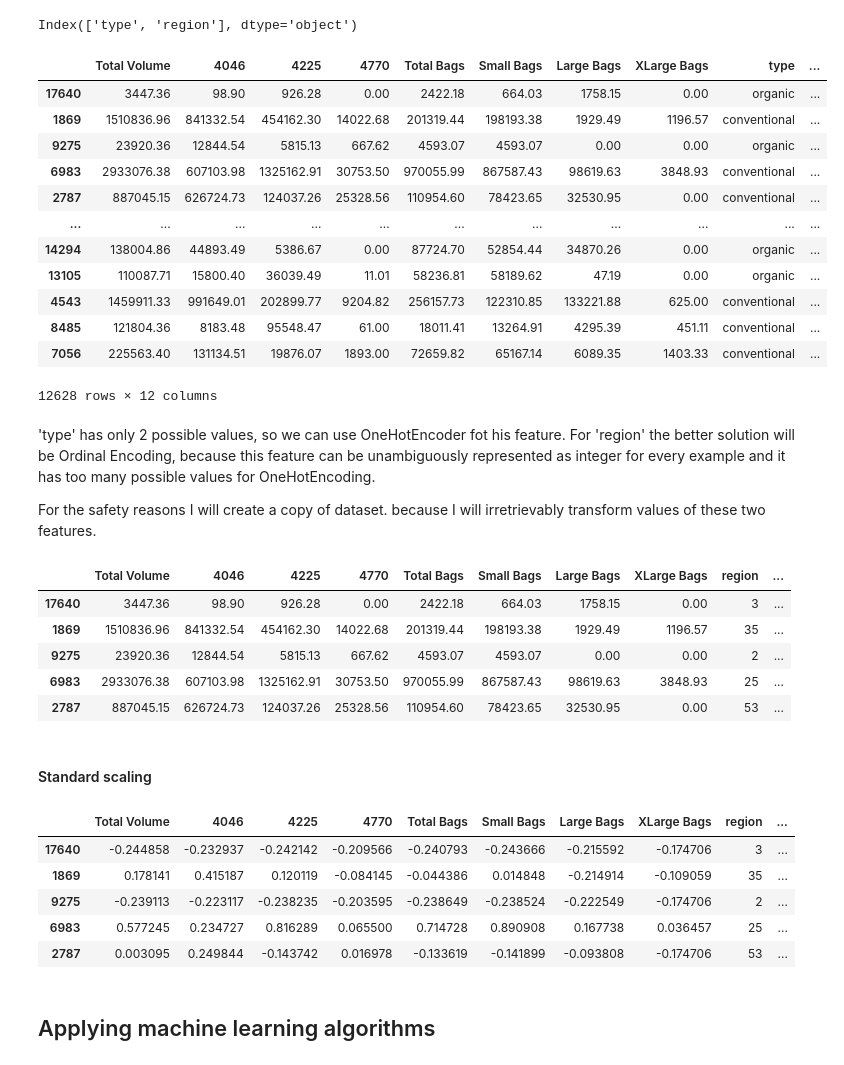
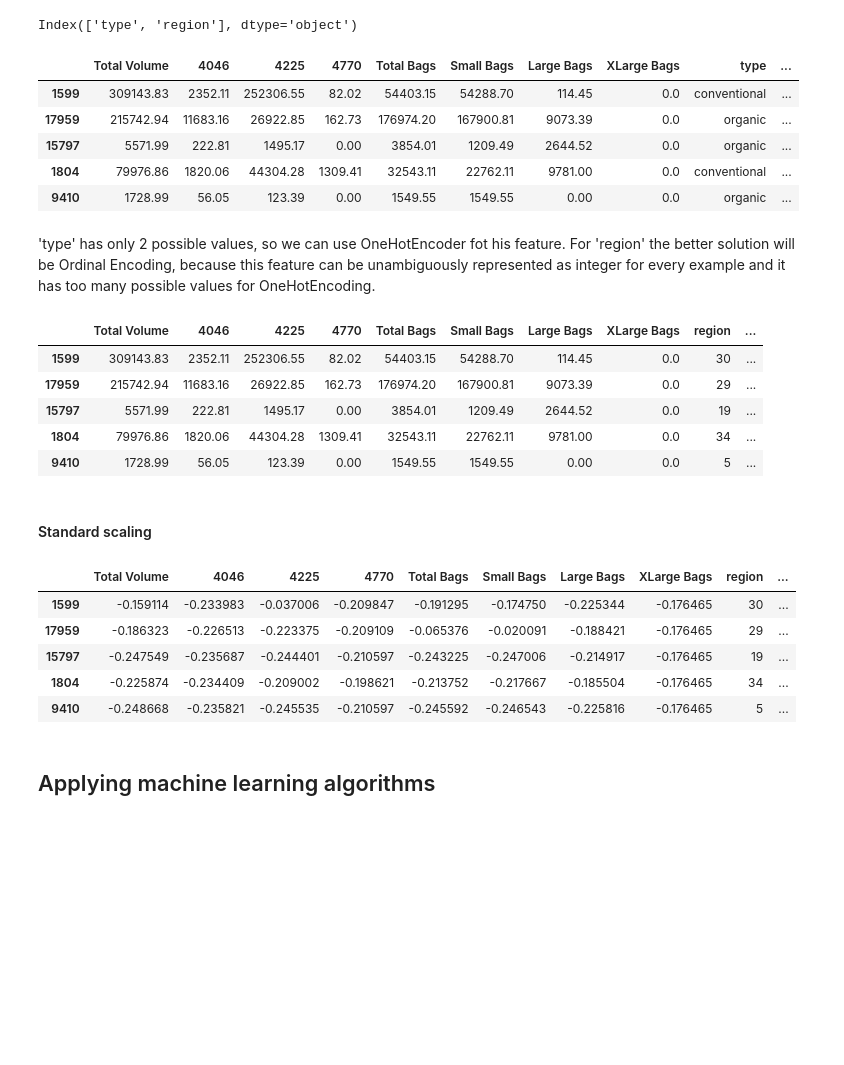
Before and after one commit to sadzikweronika/DS_mini_projects, a Jupyter notebook: Avocado Prices/Avocado Prices.ipynb, the cells around one changed output. Drawn from its saved outputs; the diff is of its cells as text; code cells hidden in the pictures; blank space fills up the shorter version.

```diff
--- a/Avocado Prices/Avocado Prices.ipynb
+++ b/Avocado Prices/Avocado Prices.ipynb
@@ -338,9 +338,8 @@ X = data.drop(['AveragePrice'], axis = 1)
 # %%
 from sklearn.model_selection import train_test_split
 
-#80(train)-10(valid)-10(test)
-X_train, X_test, y_train, y_test = train_test_split(X, y, test_size = 0.2, random_state = 42)
-X_train, X_val, y_train, y_val = train_test_split(X_train, y_train, test_size = 0.125, random_state = 42) #0.125 x 0.8 = 0.1
+# 80(train) | 10(valid) | 10(test)
+X_train, X_test, y_train, y_test = train_test_split(X, y, test_size = 0.25, random_state = 42)
 # %% [markdown]
 #### Dealing with categorical variables
 # %%
@@ -349,22 +348,13 @@ cat_cols
 # %% [output]
 Index(['type', 'region'], dtype='object')
 # %%
-X_train
+X_train.head()
 # %% [output]
 |  | Total Volume | 4046 | 4225 | 4770 | Total Bags | Small Bags | Large Bags | XLarge Bags | type | ... |
-| 17640 | 3447.36 | 98.90 | 926.28 | 0.00 | 2422.18 | 664.03 | 1758.15 | 0.00 | organic | ... |
-| 1869 | 1510836.96 | 841332.54 | 454162.30 | 14022.68 | 201319.44 | 198193.38 | 1929.49 | 1196.57 | conventional | ... |
-| 9275 | 23920.36 | 12844.54 | 5815.13 | 667.62 | 4593.07 | 4593.07 | 0.00 | 0.00 | organic | ... |
-| 6983 | 2933076.38 | 607103.98 | 1325162.91 | 30753.50 | 970055.99 | 867587.43 | 98619.63 | 3848.93 | conventional | ... |
-| 2787 | 887045.15 | 626724.73 | 124037.26 | 25328.56 | 110954.60 | 78423.65 | 32530.95 | 0.00 | conventional | ... |
-| ... | ... | ... | ... | ... | ... | ... | ... | ... | ... | ... |
-| 14294 | 138004.86 | 44893.49 | 5386.67 | 0.00 | 87724.70 | 52854.44 | 34870.26 | 0.00 | organic | ... |
-| 13105 | 110087.71 | 15800.40 | 36039.49 | 11.01 | 58236.81 | 58189.62 | 47.19 | 0.00 | organic | ... |
-| 4543 | 1459911.33 | 991649.01 | 202899.77 | 9204.82 | 256157.73 | 122310.85 | 133221.88 | 625.00 | conventional | ... |
-| 8485 | 121804.36 | 8183.48 | 95548.47 | 61.00 | 18011.41 | 13264.91 | 4295.39 | 451.11 | conventional | ... |
-| 7056 | 225563.40 | 131134.51 | 19876.07 | 1893.00 | 72659.82 | 65167.14 | 6089.35 | 1403.33 | conventional | ... |
+| 1599 | 309143.83 | 2352.11 | 252306.55 | 82.02 | 54403.15 | 54288.70 | 114.45 | 0.0 | conventional | ... |
+| 17959 | 215742.94 | 11683.16 | 26922.85 | 162.73 | 176974.20 | 167900.81 | 9073.39 | 0.0 | organic | ... |
+| 15797 | 5571.99 | 222.81 | 1495.17 | 0.00 | 3854.01 | 1209.49 | 2644.52 | 0.0 | organic | ... |
+| 1804 | 79976.86 | 1820.06 | 44304.28 | 1309.41 | 32543.11 | 22762.11 | 9781.00 | 0.0 | conventional | ... |
+| 9410 | 1728.99 | 56.05 | 123.39 | 0.00 | 1549.55 | 1549.55 | 0.00 | 0.0 | organic | ... |
-12628 rows × 12 columns
 # %% [markdown]
 'type' has only 2 possible values, so we can use OneHotEncoder fot his feature. For 'region' the better solution will be Ordinal Encoding, because this feature can be unambiguously represented as integer for every example and it has too many possible values for OneHotEncoding.
-
-For the safety reasons I will create a copy of dataset. because I will irretrievably transform values of these two features.
@@ -373,11 +361,9 @@ data_copy = data.copy()
 # %%
 # One Hot Encoding
 X_train = pd.concat([X_train, pd.get_dummies(X_train['type'])], axis = 1)
-X_val = pd.concat([X_val, pd.get_dummies(X_val['type'])], axis = 1)
 X_test = pd.concat([X_test, pd.get_dummies(X_test['type'])], axis = 1)
 
 X_train.drop(['type'], axis = 1, inplace = True)
-X_val.drop(['type'], axis = 1, inplace = True)
 X_test.drop(['type'], axis = 1, inplace = True)
 
 # Ordinal Encoding
@@ -385,17 +371,16 @@ from sklearn.preprocessing import OrdinalEncoder
 
 ord_enc = OrdinalEncoder(dtype = np.intc)
 X_train['region'] = ord_enc.fit_transform(X_train['region'].values.reshape(-1, 1))
-X_val['region'] = ord_enc.transform(X_val['region'].values.reshape(-1, 1))
 X_test['region'] = ord_enc.transform(X_test['region'].values.reshape(-1, 1))
 
 X_train.head()
 # %% [output]
 |  | Total Volume | 4046 | 4225 | 4770 | Total Bags | Small Bags | Large Bags | XLarge Bags | region | ... |
-| 17640 | 3447.36 | 98.90 | 926.28 | 0.00 | 2422.18 | 664.03 | 1758.15 | 0.00 | 3 | ... |
-| 1869 | 1510836.96 | 841332.54 | 454162.30 | 14022.68 | 201319.44 | 198193.38 | 1929.49 | 1196.57 | 35 | ... |
-| 9275 | 23920.36 | 12844.54 | 5815.13 | 667.62 | 4593.07 | 4593.07 | 0.00 | 0.00 | 2 | ... |
-| 6983 | 2933076.38 | 607103.98 | 1325162.91 | 30753.50 | 970055.99 | 867587.43 | 98619.63 | 3848.93 | 25 | ... |
-| 2787 | 887045.15 | 626724.73 | 124037.26 | 25328.56 | 110954.60 | 78423.65 | 32530.95 | 0.00 | 53 | ... |
+| 1599 | 309143.83 | 2352.11 | 252306.55 | 82.02 | 54403.15 | 54288.70 | 114.45 | 0.0 | 30 | ... |
+| 17959 | 215742.94 | 11683.16 | 26922.85 | 162.73 | 176974.20 | 167900.81 | 9073.39 | 0.0 | 29 | ... |
+| 15797 | 5571.99 | 222.81 | 1495.17 | 0.00 | 3854.01 | 1209.49 | 2644.52 | 0.0 | 19 | ... |
+| 1804 | 79976.86 | 1820.06 | 44304.28 | 1309.41 | 32543.11 | 22762.11 | 9781.00 | 0.0 | 34 | ... |
+| 9410 | 1728.99 | 56.05 | 123.39 | 0.00 | 1549.55 | 1549.55 | 0.00 | 0.0 | 5 | ... |
 # %% [markdown]
 #### Standard scaling
 # %%
@@ -404,17 +389,16 @@ from sklearn.preprocessing import StandardScaler
 scaler = StandardScaler()
 col_scaling = X_train.columns.difference(['Date', 'region', 'month', 'conventional', 'organic', 'week'])
 X_train[col_scaling] = scaler.fit_transform(X_train[col_scaling])
-X_val[col_scaling] = scaler.transform(X_val[col_scaling])
 X_test[col_scaling] = scaler.transform(X_test[col_scaling])
 
 X_train.head()
 # %% [output]
 |  | Total Volume | 4046 | 4225 | 4770 | Total Bags | Small Bags | Large Bags | XLarge Bags | region | ... |
-| 17640 | -0.244858 | -0.232937 | -0.242142 | -0.209566 | -0.240793 | -0.243666 | -0.215592 | -0.174706 | 3 | ... |
-| 1869 | 0.178141 | 0.415187 | 0.120119 | -0.084145 | -0.044386 | 0.014848 | -0.214914 | -0.109059 | 35 | ... |
-| 9275 | -0.239113 | -0.223117 | -0.238235 | -0.203595 | -0.238649 | -0.238524 | -0.222549 | -0.174706 | 2 | ... |
-| 6983 | 0.577245 | 0.234727 | 0.816289 | 0.065500 | 0.714728 | 0.890908 | 0.167738 | 0.036457 | 25 | ... |
-| 2787 | 0.003095 | 0.249844 | -0.143742 | 0.016978 | -0.133619 | -0.141899 | -0.093808 | -0.174706 | 53 | ... |
+| 1599 | -0.159114 | -0.233983 | -0.037006 | -0.209847 | -0.191295 | -0.174750 | -0.225344 | -0.176465 | 30 | ... |
+| 17959 | -0.186323 | -0.226513 | -0.223375 | -0.209109 | -0.065376 | -0.020091 | -0.188421 | -0.176465 | 29 | ... |
+| 15797 | -0.247549 | -0.235687 | -0.244401 | -0.210597 | -0.243225 | -0.247006 | -0.214917 | -0.176465 | 19 | ... |
+| 1804 | -0.225874 | -0.234409 | -0.209002 | -0.198621 | -0.213752 | -0.217667 | -0.185504 | -0.176465 | 34 | ... |
+| 9410 | -0.248668 | -0.235821 | -0.245535 | -0.210597 | -0.245592 | -0.246543 | -0.225816 | -0.176465 | 5 | ... |
 # %% [markdown]
 ## Applying machine learning algorithms
 # %% [markdown]
```
Also changed, not shown: parts of 30 cells of this notebook.
